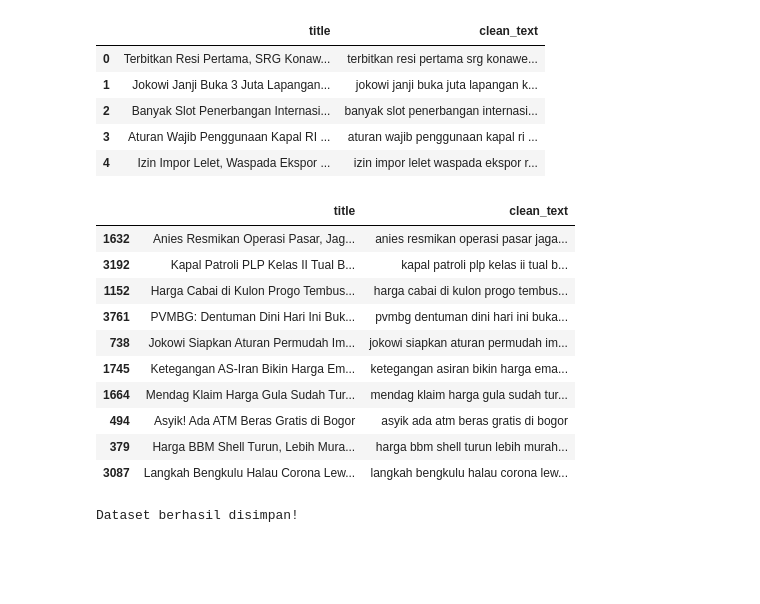
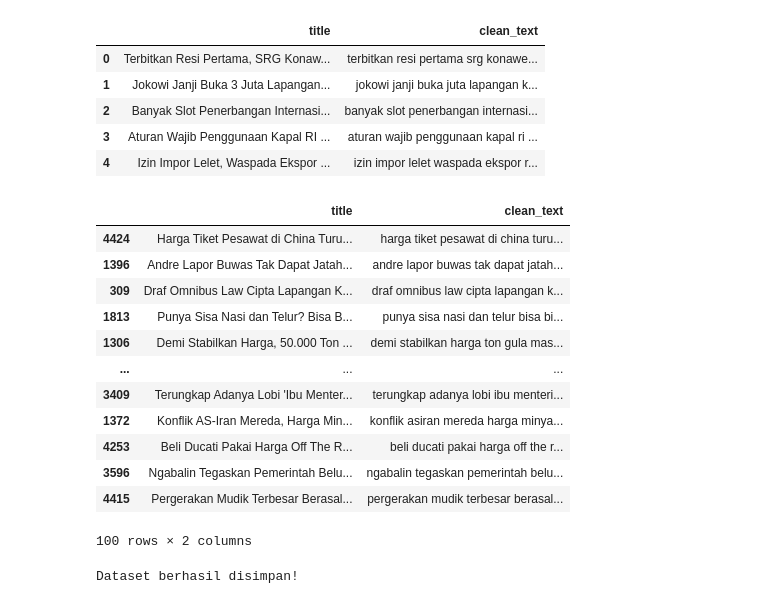
Before and after one commit to afllaabdi/tugas_NLP, a Jupyter notebook: Source_Code.ipynb, the cells around one changed output. Cells and saved outputs as stored; diff of their text form; code cells hidden in the pictures; blank space fills up the shorter version.

```diff
--- a/Source_Code.ipynb
+++ b/Source_Code.ipynb
@@ -120,20 +139,22 @@ df[['title', 'clean_text']].head()
 # %%
 # =========================
 # HASIL AKHIR CLEANING
 # =========================
-df[['title', 'clean_text']].sample(10)
+df[['title', 'clean_text']].sample(100)
 # %% [output]
 |  | title | clean_text |
-| 1632 | Anies Resmikan Operasi Pasar, Jag... | anies resmikan operasi pasar jaga... |
-| 3192 | Kapal Patroli PLP Kelas II Tual B... | kapal patroli plp kelas ii tual b... |
-| 1152 | Harga Cabai di Kulon Progo Tembus... | harga cabai di kulon progo tembus... |
-| 3761 | PVMBG: Dentuman Dini Hari Ini Buk... | pvmbg dentuman dini hari ini buka... |
-| 738 | Jokowi Siapkan Aturan Permudah Im... | jokowi siapkan aturan permudah im... |
-| 1745 | Ketegangan AS-Iran Bikin Harga Em... | ketegangan asiran bikin harga ema... |
-| 1664 | Mendag Klaim Harga Gula Sudah Tur... | mendag klaim harga gula sudah tur... |
-| 494 | Asyik! Ada ATM Beras Gratis di Bogor | asyik ada atm beras gratis di bogor |
-| 379 | Harga BBM Shell Turun, Lebih Mura... | harga bbm shell turun lebih murah... |
-| 3087 | Langkah Bengkulu Halau Corona Lew... | langkah bengkulu halau corona lew... |
+| 4424 | Harga Tiket Pesawat di China Turu... | harga tiket pesawat di china turu... |
+| 1396 | Andre Lapor Buwas Tak Dapat Jatah... | andre lapor buwas tak dapat jatah... |
+| 309 | Draf Omnibus Law Cipta Lapangan K... | draf omnibus law cipta lapangan k... |
+| 1813 | Punya Sisa Nasi dan Telur? Bisa B... | punya sisa nasi dan telur bisa bi... |
+| 1306 | Demi Stabilkan Harga, 50.000 Ton ... | demi stabilkan harga ton gula mas... |
+| ... | ... | ... |
+| 3409 | Terungkap Adanya Lobi 'Ibu Menter... | terungkap adanya lobi ibu menteri... |
+| 1372 | Konflik AS-Iran Mereda, Harga Min... | konflik asiran mereda harga minya... |
+| 4253 | Beli Ducati Pakai Harga Off The R... | beli ducati pakai harga off the r... |
+| 3596 | Ngabalin Tegaskan Pemerintah Belu... | ngabalin tegaskan pemerintah belu... |
+| 4415 | Pergerakan Mudik Terbesar Berasal... | pergerakan mudik terbesar berasal... |
+100 rows × 2 columns
 # %%
 # =========================
 # SAVE DATA
```
Also changed, not shown: parts of 5 cells of this notebook.
